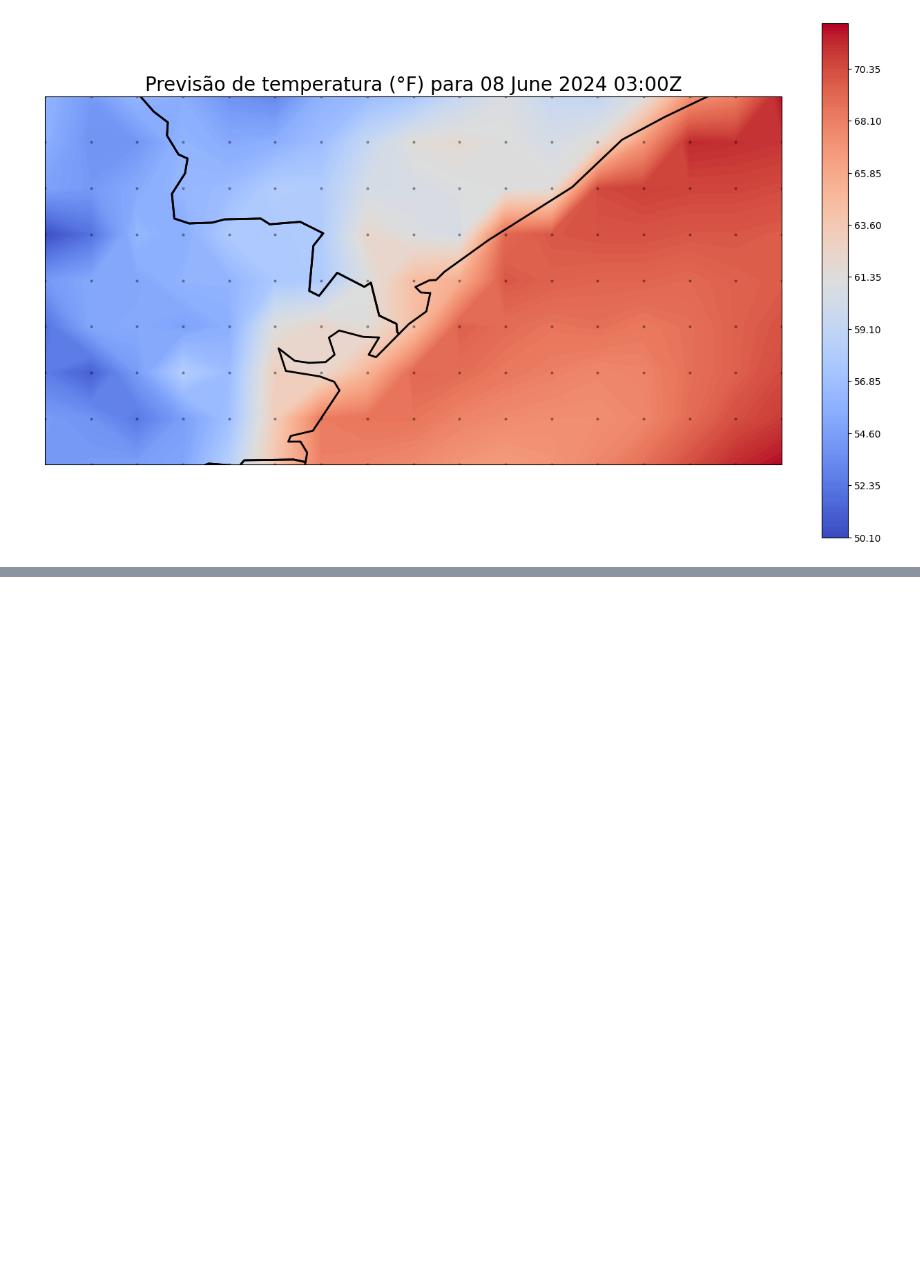
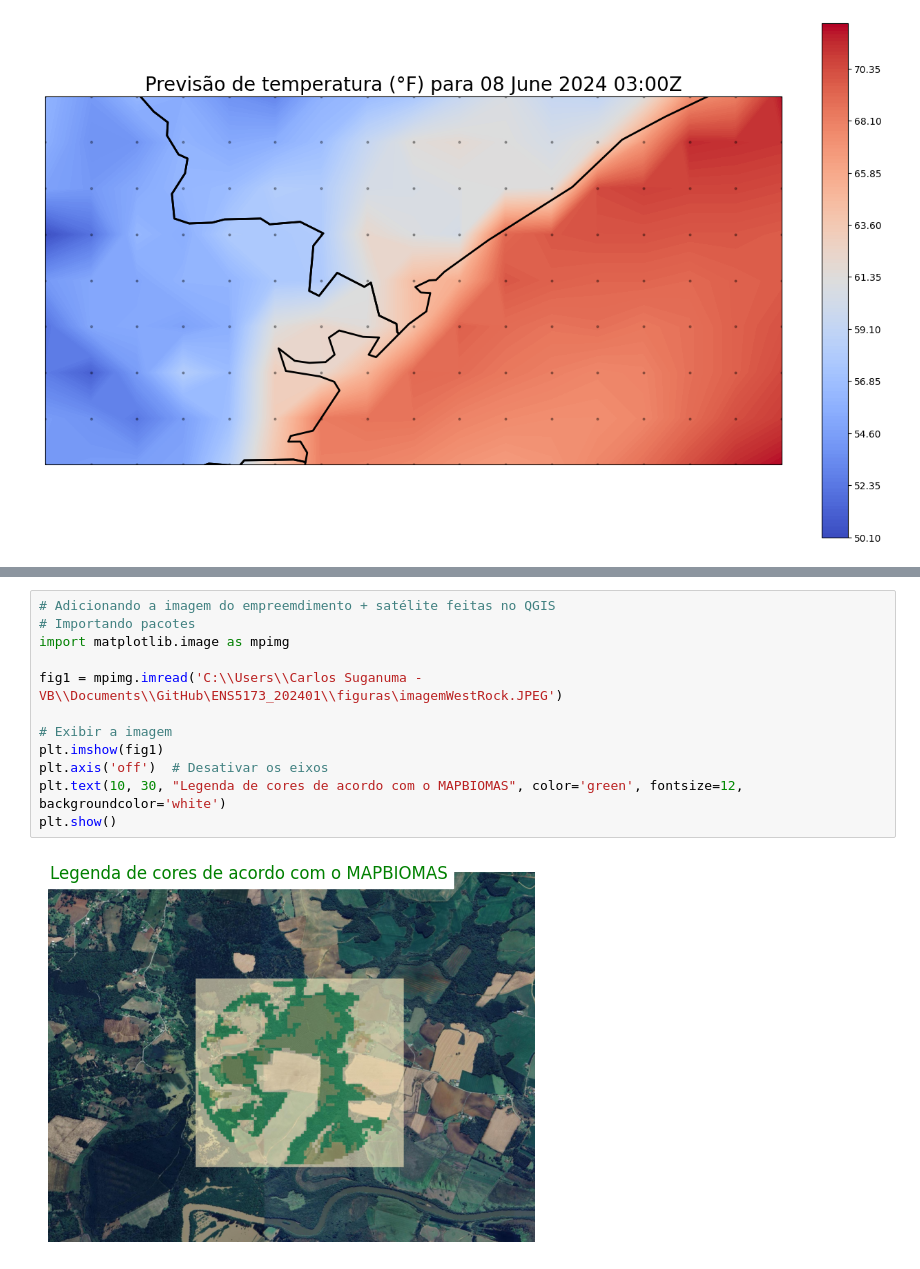
Before and after one commit to biancacsuganuma/ENS5173_202401, a Jupyter notebook: Atividadee02.ipynb, the cells around one changed output, grey strips where cells are left out. Saved outputs shown, nothing was run; the diff lists cells and outputs as text; blank space fills up the shorter version.

```diff
--- a/Atividadee02.ipynb
+++ b/Atividadee02.ipynb
@@ -404,0 +489,14 @@ ModuleNotFoundError: No module named 'geopandas'
+# %%
+# Adicionando a imagem do empreemdimento + satélite feitas no QGIS
+# Importando pacotes
+import matplotlib.image as mpimg
+
+fig1 = mpimg.imread('C:\\Users\\Carlos Suganuma - VB\\Documents\\GitHub\ENS5173_202401\\figuras\imagemWestRock.JPEG')
+
+# Exibir a imagem
+plt.imshow(fig1)
+plt.axis('off')  # Desativar os eixos
+plt.text(10, 30, "Legenda de cores de acordo com o MAPBIOMAS", color='green', fontsize=12, backgroundcolor='white')
+plt.show()
+# %% [output]
+[figure, added]
```
Also changed, not shown: parts of 20 cells of this notebook, 8 other files.
